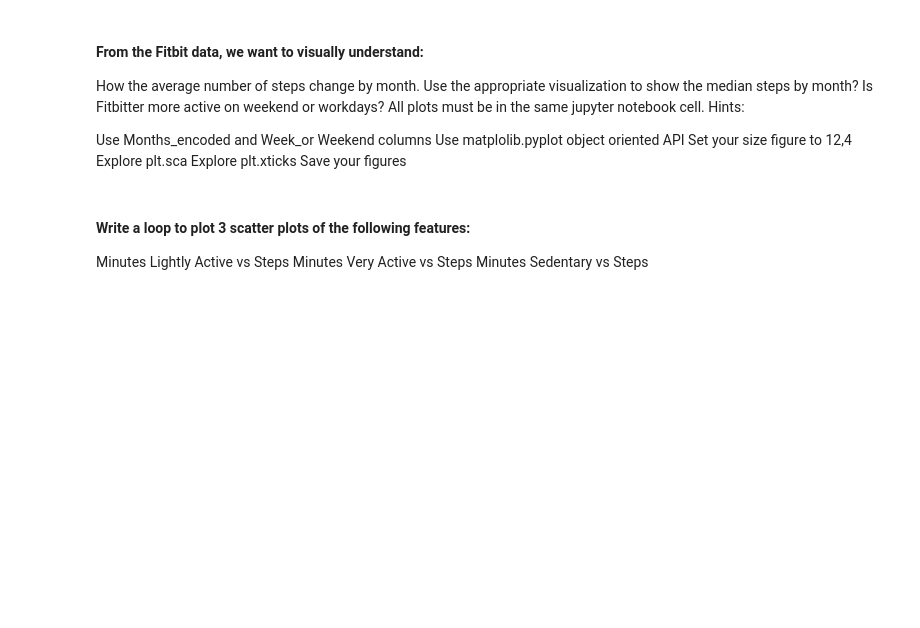
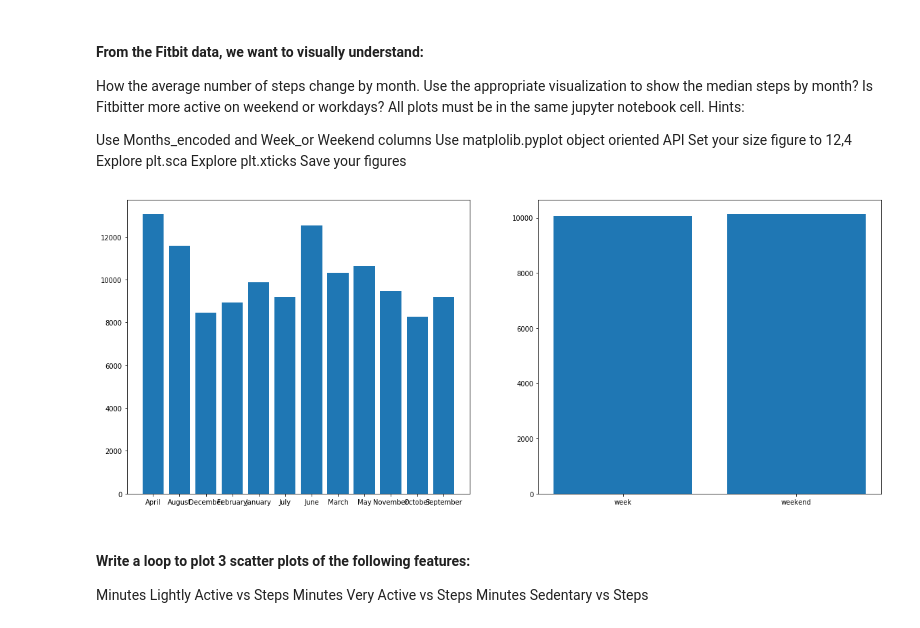
Before and after one commit to pausampietro/lab-matplotlib-seaborn, a Jupyter notebook: your-code/main.ipynb, the cells around one changed output. Cells and saved outputs as stored; diff of their text form; code cells hidden in the pictures; blank space fills up the shorter version.

```diff
--- a/your-code/main.ipynb
+++ b/your-code/main.ipynb
@@ -40,3 +64,5 @@ Hint: Use set_xscale and set_yscale
 #### Import the Fitbit2.csv file and name your dataset fitbit. You can also connect to the Ironhack database to retrieve the data (db: fitbit, table: fitbit2).
 # %%
 # your code here
+fit = pd.read_csv('../data/Fitbit2.csv')
+fit.head()
@@ -63,3 +91,22 @@ Save your figures
+# %%
+# Median Steps by Month_encoded
+f, ax = plt.subplots(1,2, figsize=(20,8))
+
+means = fit.groupby('Months').mean()
+months = fit.groupby('Months').max()['Months_encoded']
+months_names = means.index
+
+means2 = fit.groupby('Work_or_Weekend').mean()
+
+ax[0].bar(list(months_names), means['Steps'])
+ax[1].bar(['week','weekend'], means2['Steps'])
+
+
+plt.show()
+
+# Median Steps by Work_or_Weekend
+# %% [output]
+[figure, added]
 # %% [markdown]
 #### Write a loop to plot 3 scatter plots of the following features:
 
```
Also changed, not shown: parts of 13 cells of this notebook.
